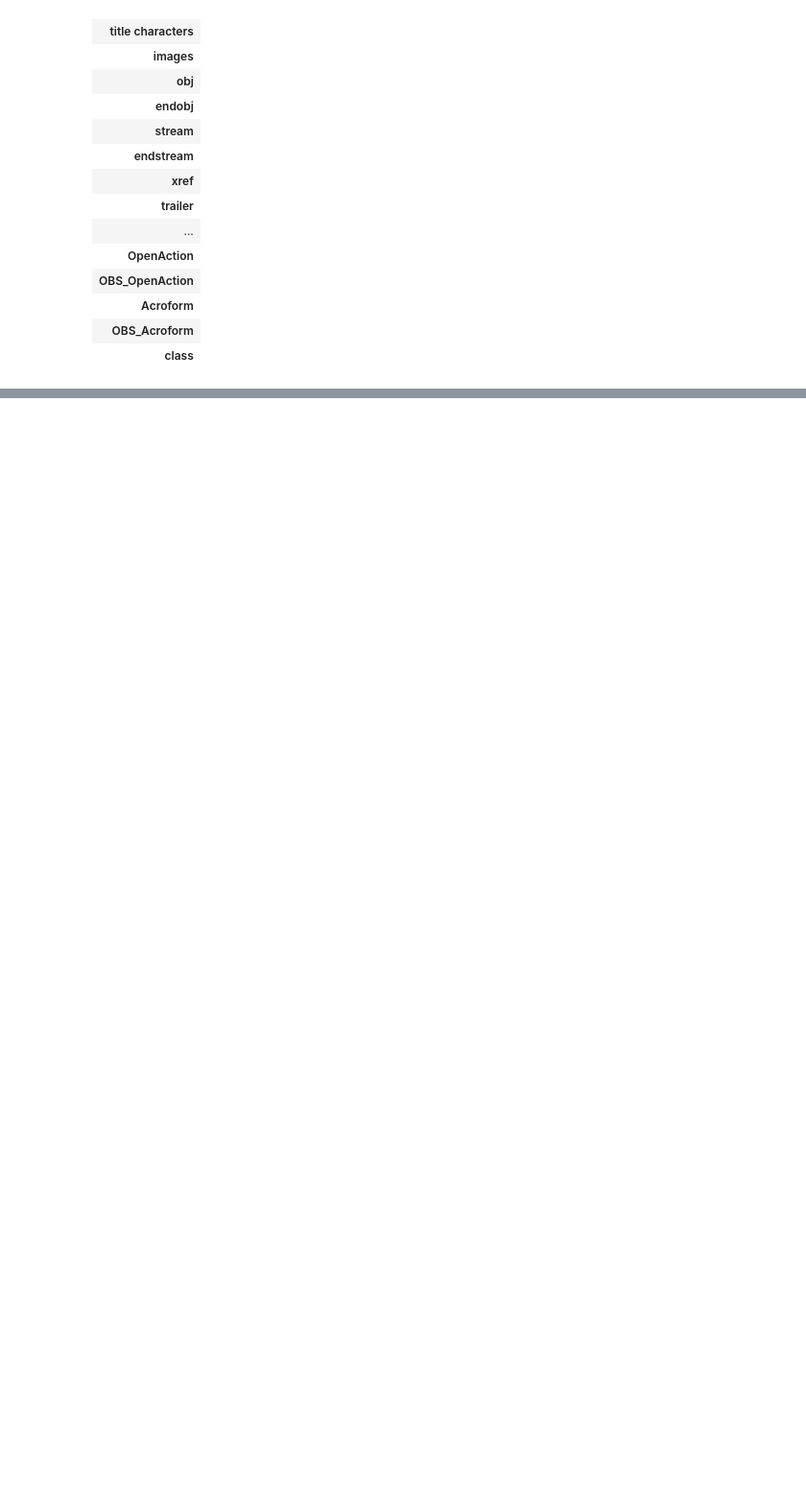
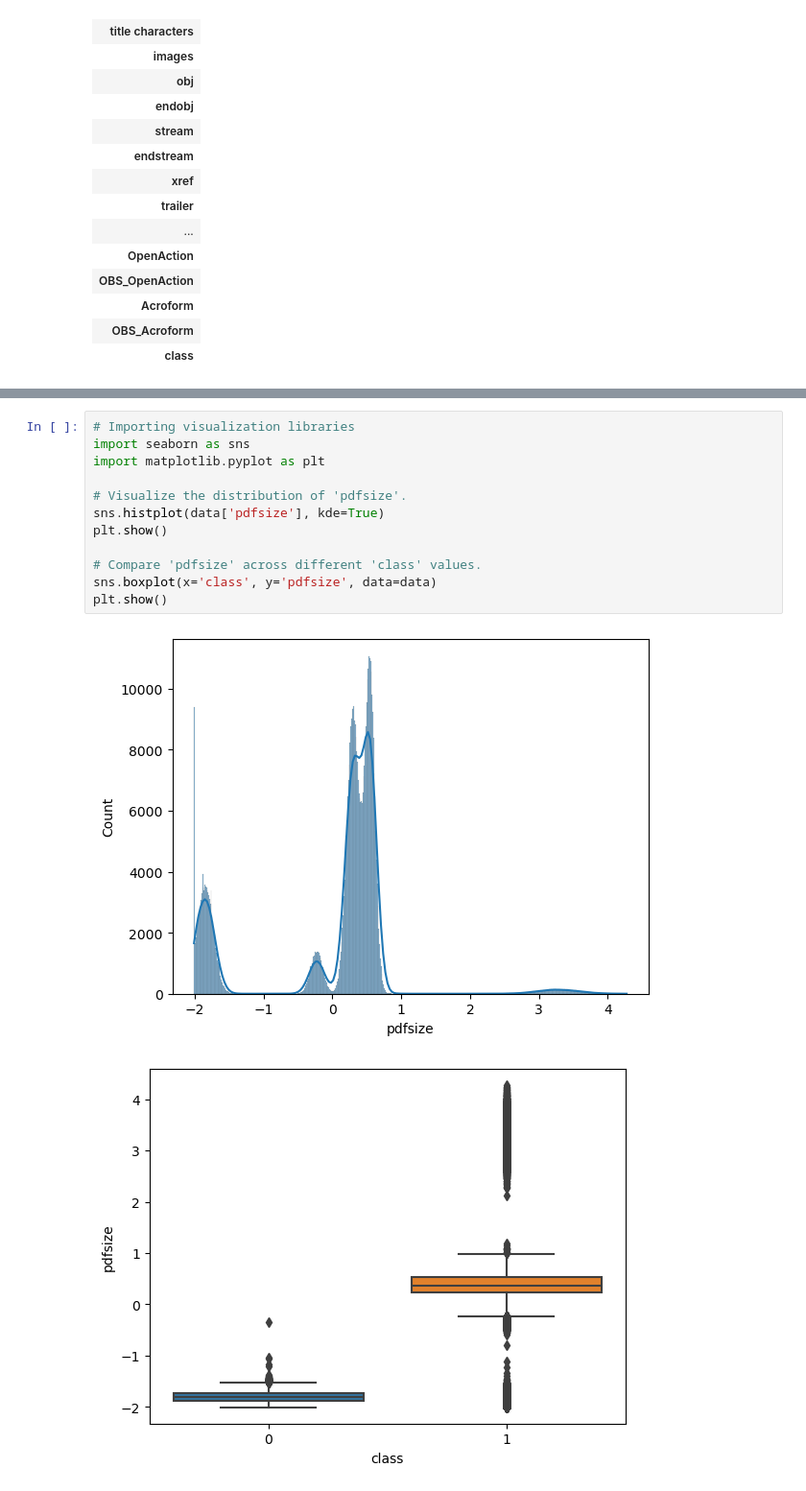
Before and after one commit to pedrofvgomes/feup-ia, a Jupyter notebook: proj2/src/project.ipynb, the cells around one changed output, grey strips where cells are left out. Shown: that part at 96% size. Drawn from its saved outputs; the diff is of its cells as text; blank space fills up the shorter version.

```diff
--- a/proj2/src/project.ipynb
+++ b/proj2/src/project.ipynb
@@ -109,0 +143,15 @@ data.head(0).transpose()
+# %%
+# Importing visualization libraries
+import seaborn as sns
+import matplotlib.pyplot as plt
+
+# Visualize the distribution of 'pdfsize'.
+sns.histplot(data['pdfsize'], kde=True)
+plt.show()
+
+# Compare 'pdfsize' across different 'class' values.
+sns.boxplot(x='class', y='pdfsize', data=data)
+plt.show()
+# %% [output]
+[figure, added]
+[figure, added]
```
Also changed, not shown: parts of 12 cells of this notebook.
